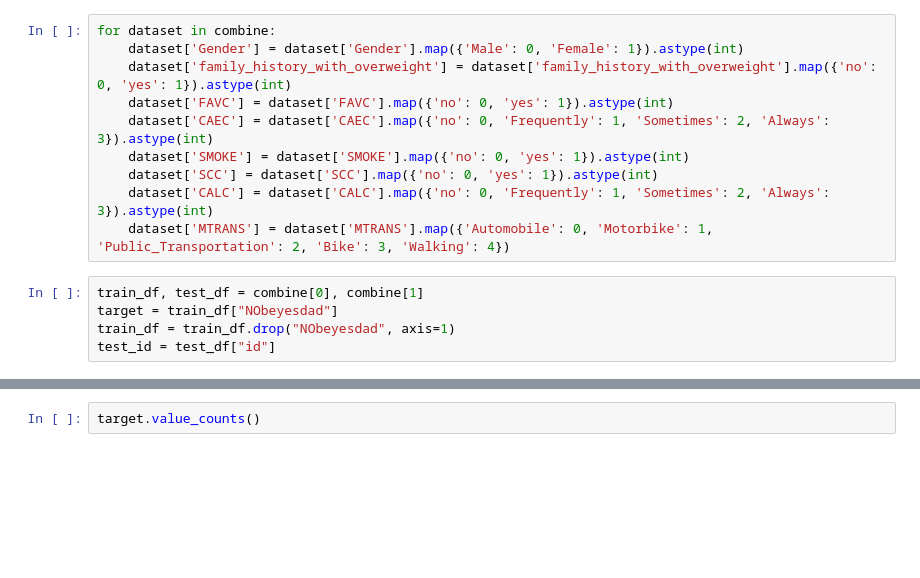
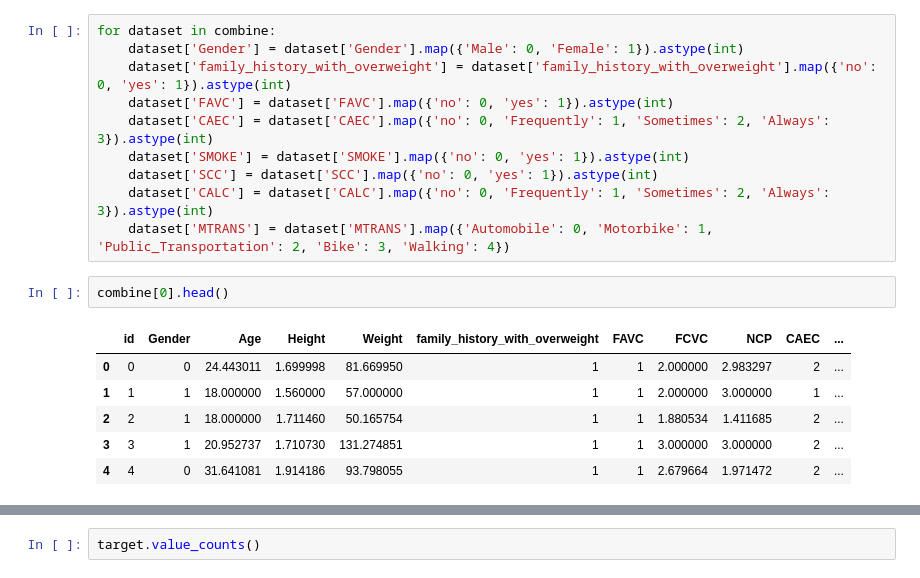
Before and after one commit to Szymqn/KaggleCompetitions, a Jupyter notebook: multi-class-prediction-of-obesity-risk.ipynb, the cells around one changed output, grey strips where cells are left out. Drawn from its saved outputs; the diff is of its cells as text; blank space fills up the shorter version.

```diff
--- a/multi-class-prediction-of-obesity-risk.ipynb
+++ b/multi-class-prediction-of-obesity-risk.ipynb
@@ -134,9 +136,13 @@ for dataset in combine:
     dataset['SCC'] = dataset['SCC'].map({'no': 0, 'yes': 1}).astype(int)
     dataset['CALC'] = dataset['CALC'].map({'no': 0, 'Frequently': 1, 'Sometimes': 2, 'Always': 3}).astype(int)
     dataset['MTRANS'] = dataset['MTRANS'].map({'Automobile': 0, 'Motorbike': 1, 'Public_Transportation': 2, 'Bike': 3, 'Walking': 4})
-# %%
-train_df, test_df = combine[0], combine[1]
-target = train_df["NObeyesdad"]
-train_df = train_df.drop("NObeyesdad", axis=1)
-test_id = test_df["id"]
+# %%
+combine[0].head()
+# %% [output]
+|  | id | Gender | Age | Height | Weight | family_history_with_overweight | FAVC | FCVC | NCP | CAEC | ... |
+| 0 | 0 | 0 | 24.443011 | 1.699998 | 81.669950 | 1 | 1 | 2.000000 | 2.983297 | 2 | ... |
+| 1 | 1 | 1 | 18.000000 | 1.560000 | 57.000000 | 1 | 1 | 2.000000 | 3.000000 | 1 | ... |
+| 2 | 2 | 1 | 18.000000 | 1.711460 | 50.165754 | 1 | 1 | 1.880534 | 1.411685 | 2 | ... |
+| 3 | 3 | 1 | 20.952737 | 1.710730 | 131.274851 | 1 | 1 | 3.000000 | 3.000000 | 2 | ... |
+| 4 | 4 | 0 | 31.641081 | 1.914186 | 93.798055 | 1 | 1 | 2.679664 | 1.971472 | 2 | ... |
 # %%
```
Also changed, not shown: parts of 18 cells of this notebook.
